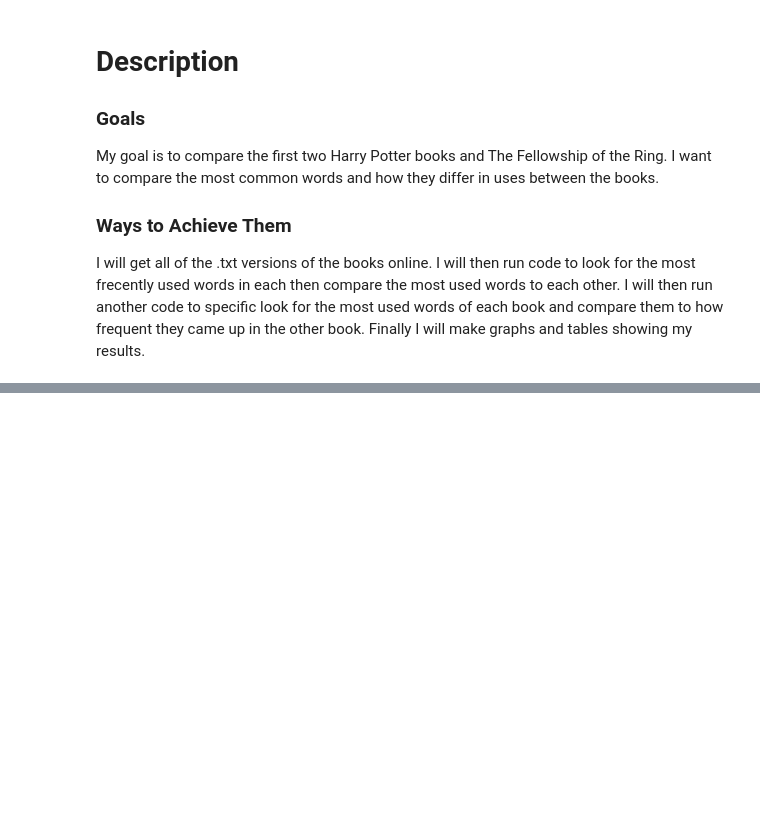
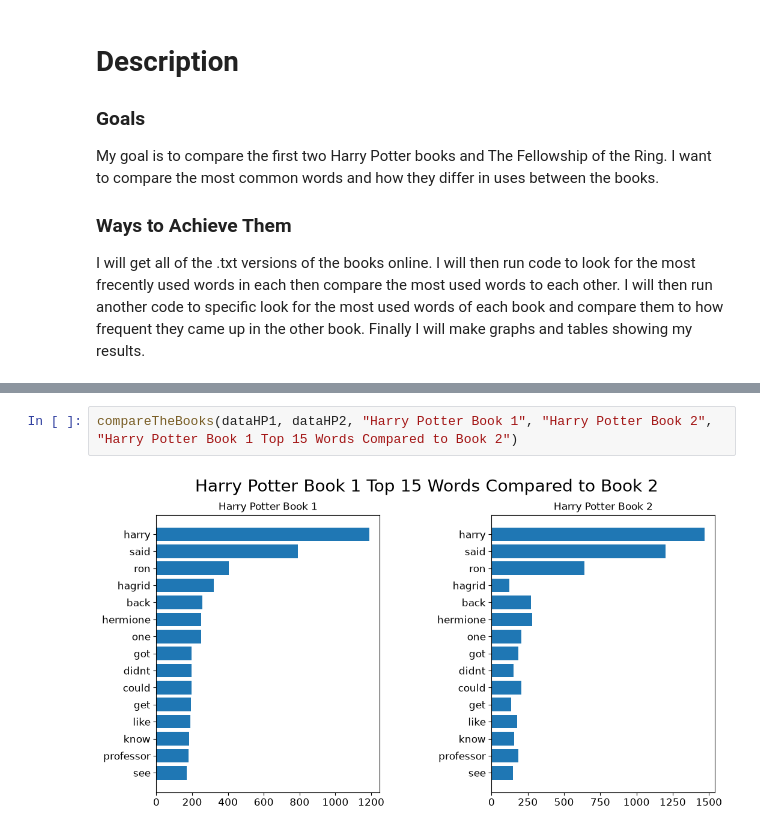
Before and after one commit to utk-cs445-fall26/MiniProject1, a Jupyter notebook: ccoughl3.ipynb, the cells around one changed output, grey strips where cells are left out. Drawn from its saved outputs; the diff is of its cells as text; blank space fills up the shorter version.

```diff
--- a/ccoughl3.ipynb
+++ b/ccoughl3.ipynb
@@ -262,0 +364,4 @@ I will get all of the .txt versions of the books online. I will then run code to
+# %%
+compareTheBooks(dataHP1, dataHP2, "Harry Potter Book 1", "Harry Potter Book 2", "Harry Potter Book 1 Top 15 Words Compared to Book 2")
+# %% [output]
+[figure, added]
```
Also changed, not shown: parts of 7 cells of this notebook.
